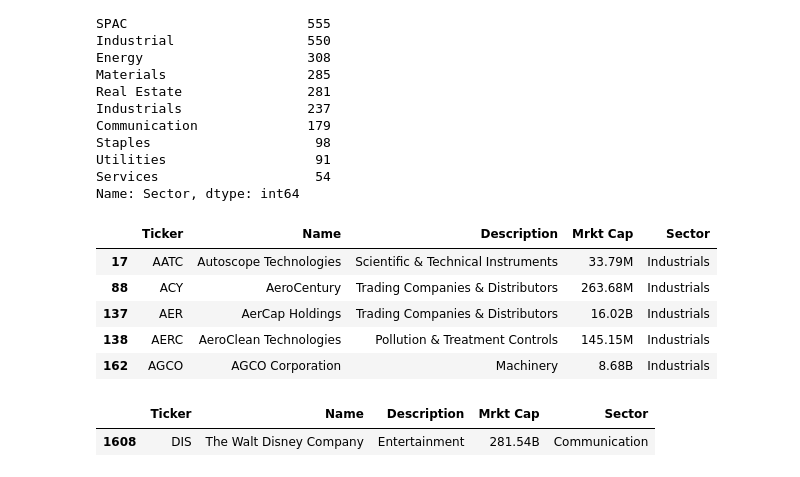
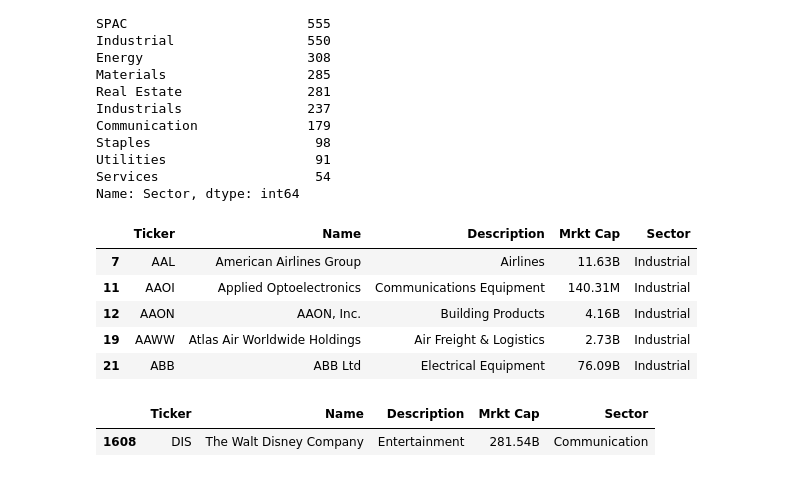
Before and after one commit to emily1618/Data-Portfolio, a Jupyter notebook: Investment.ipynb, the cells around one changed output. Cells and saved outputs as stored; diff of their text form; code cells hidden in the pictures.

```diff
--- a/Investment.ipynb
+++ b/Investment.ipynb
@@ -438,14 +469,14 @@ material_df = sec_df.loc[sec_df['Sector'] == "Materials"]
 restate_df = sec_df.loc[sec_df['Sector'] == "Real Estate"]
 energy_df = sec_df.loc[sec_df['Sector'] == "Energy"]
 # %%
-industry_df.head()
+indus_df.head()
 # %% [output]
 |  | Ticker | Name | Description | Mrkt Cap | Sector |
-| 17 | AATC | Autoscope Technologies | Scientific & Technical Instruments | 33.79M | Industrials |
-| 88 | ACY | AeroCentury | Trading Companies & Distributors | 263.68M | Industrials |
-| 137 | AER | AerCap Holdings | Trading Companies & Distributors | 16.02B | Industrials |
-| 138 | AERC | AeroClean Technologies | Pollution & Treatment Controls | 145.15M | Industrials |
-| 162 | AGCO | AGCO Corporation | Machinery | 8.68B | Industrials |
+| 7 | AAL | American Airlines Group | Airlines | 11.63B | Industrial |
+| 11 | AAOI | Applied Optoelectronics | Communications Equipment | 140.31M | Industrial |
+| 12 | AAON | AAON, Inc. | Building Products | 4.16B | Industrial |
+| 19 | AAWW | Atlas Air Worldwide Holdings | Air Freight & Logistics | 2.73B | Industrial |
+| 21 | ABB | ABB Ltd | Electrical Equipment | 76.09B | Industrial |
 # %%
 sec_df.loc[sec_df['Ticker'] == "DIS"]
 # %% [output]
```
Also changed, not shown: parts of 21 cells of this notebook.
